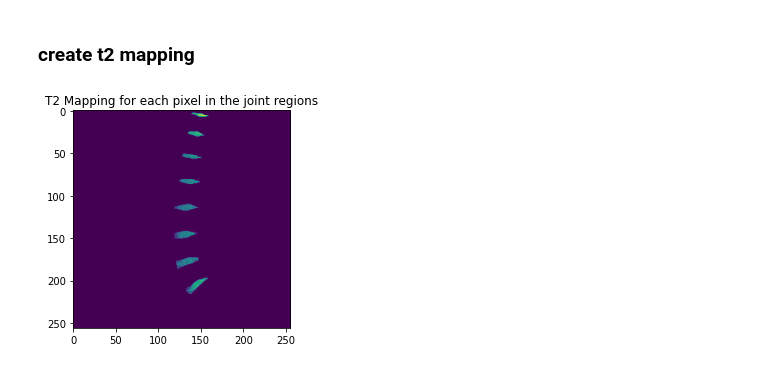
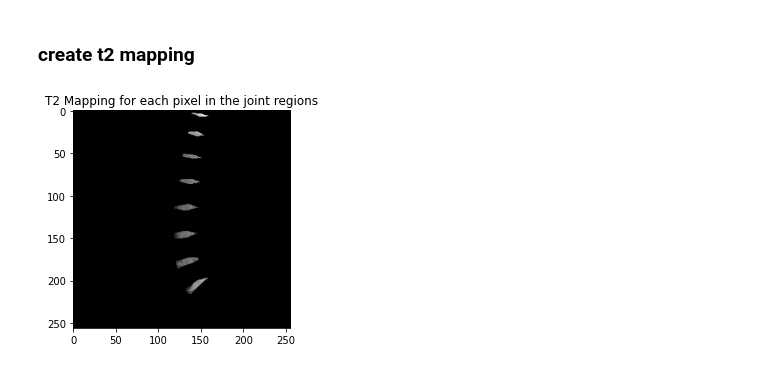
Before and after one commit to dichterbaer/MedzBV_T2Mapping, a Jupyter notebook: t2_mapping_costabel_seeger_stempel.ipynb, the cells around one changed output. Saved outputs shown, nothing was run; the diff lists cells and outputs as text; code cells hidden in the pictures.

```diff
--- a/t2_mapping_costabel_seeger_stempel.ipynb
+++ b/t2_mapping_costabel_seeger_stempel.ipynb
@@ -126,13 +127,13 @@ Progress Disk: 8/8
 # %%
 
 #combine all t2 images into one image
 t2_image = np.zeros_like(t2_images[0])
 for img in t2_images:
     t2_image += img
 
 #image_t2 = image_t2 + t2_image
-plt.imshow(t2_image)
+plt.imshow(t2_image, cmap='gray')
 plt.title('T2 Mapping for each pixel in the joint regions')
 plt.show()
 # %% [output]
-[figure, old version]
+[figure, new version]
```
Also changed, not shown: parts of 1 cell of this notebook.
